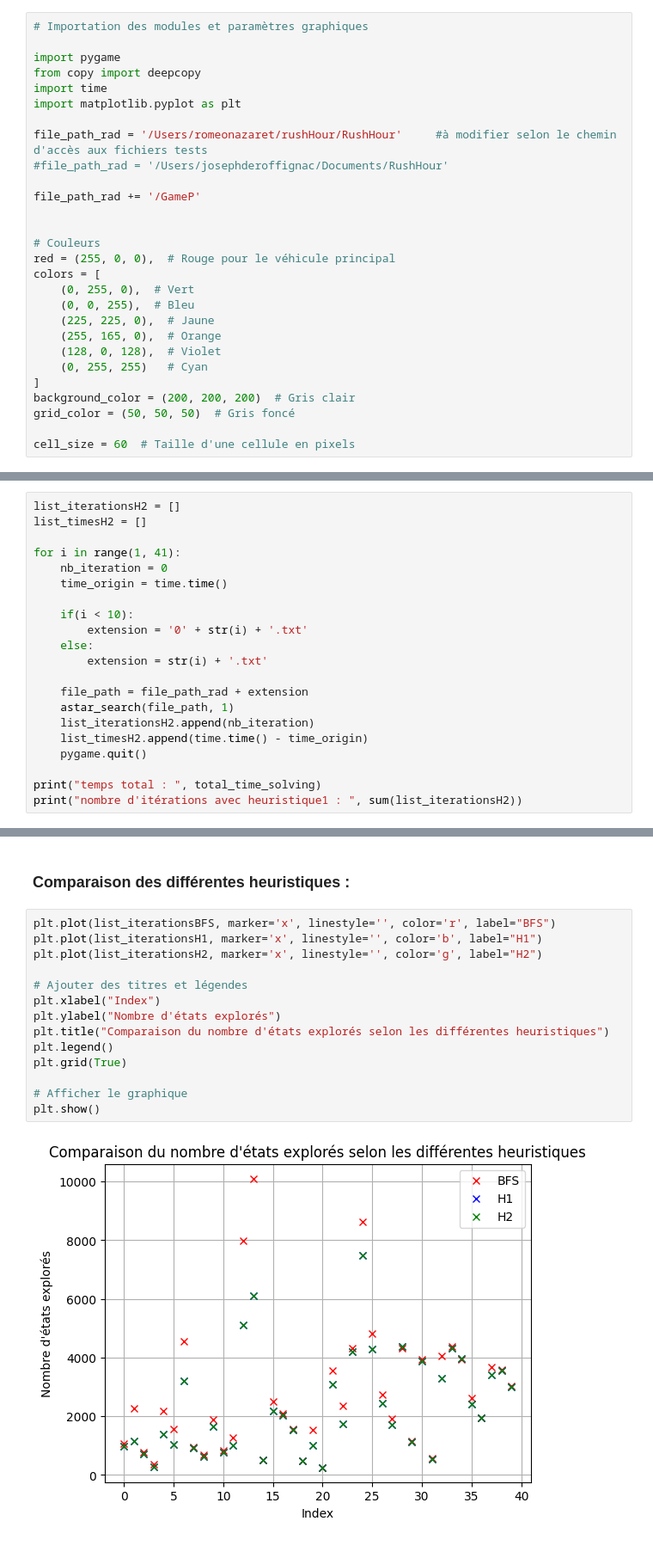
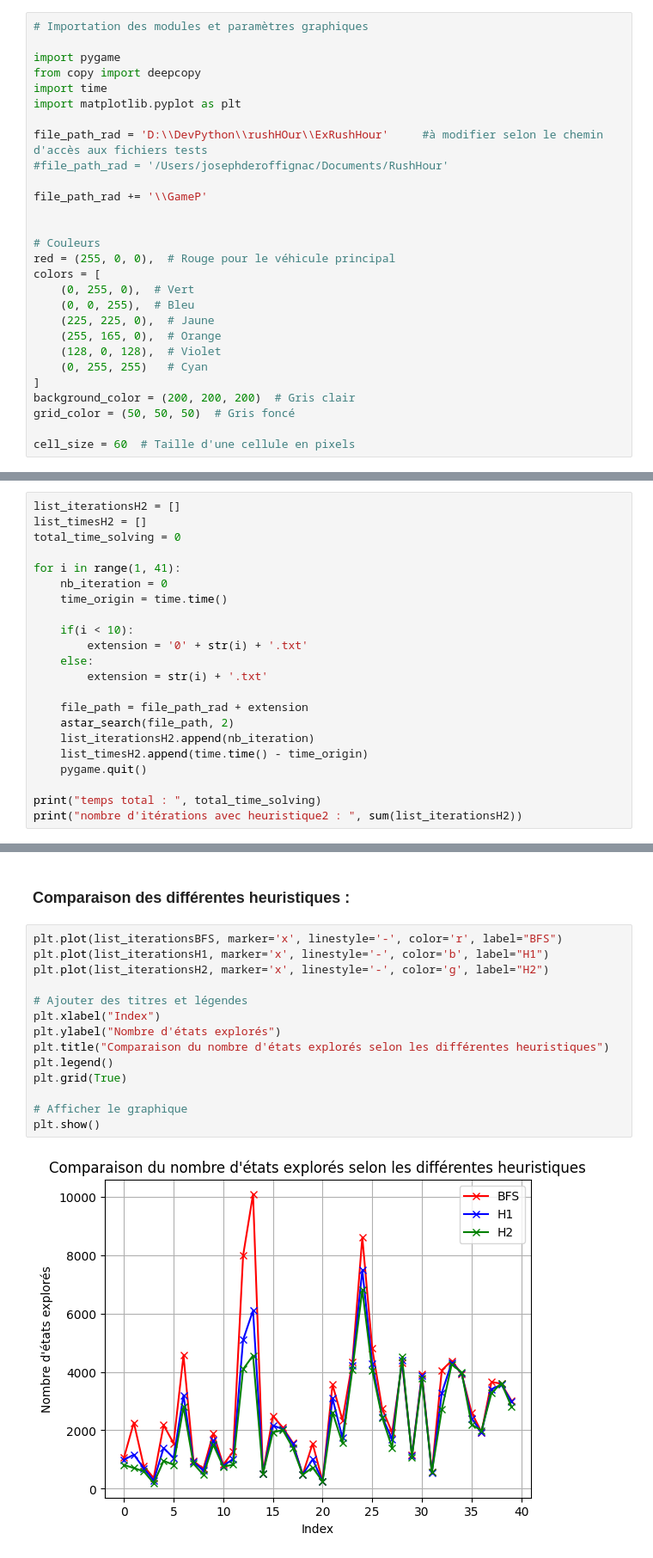
Before and after one commit to romeodelyon69/RushHour, a Jupyter notebook: rushHour.ipynb, the cells around one changed output, grey strips where cells are left out. Shown: that part at 86% size. Drawn from its saved outputs; the diff is of its cells as text.

```diff
--- a/rushHour.ipynb
+++ b/rushHour.ipynb
@@ -10,10 +10,10 @@ from copy import deepcopy
 import time
 import matplotlib.pyplot as plt
 
-file_path_rad = '/Users/romeonazaret/rushHour/RushHour'     #à modifier selon le chemin d'accès aux fichiers tests
+file_path_rad = 'D:\\DevPython\\rushHOur\\ExRushHour'     #à modifier selon le chemin d'accès aux fichiers tests
 #file_path_rad = '/Users/josephderoffignac/Documents/RushHour'
 
-file_path_rad += '/GameP'
+file_path_rad += '\\GameP'
 
 
 # Couleurs
@@ -765,6 +765,7 @@ RushHourGame.heuristique2 = heuristique2
 # %%
 list_iterationsH2 = []
 list_timesH2 = []
+total_time_solving = 0
 
 for i in range(1, 41):
     nb_iteration = 0
@@ -776,13 +777,13 @@ for i in range(1, 41):
         extension = str(i) + '.txt'
 
     file_path = file_path_rad + extension
-    astar_search(file_path, 1)
+    astar_search(file_path, 2)
     list_iterationsH2.append(nb_iteration)
     list_timesH2.append(time.time() - time_origin)
     pygame.quit()
 
 print("temps total : ", total_time_solving)
-print("nombre d'itérations avec heuristique1 : ", sum(list_iterationsH2))
+print("nombre d'itérations avec heuristique2 : ", sum(list_iterationsH2))
 # %% [output]
 A solution has been found
 A solution has been found
@@ -838,21 +839,21 @@ plt.show()
 # %% [markdown]
 ### Comparaison des différentes heuristiques :
 # %%
-plt.plot(list_iterationsBFS, marker='x', linestyle='', color='r', label="BFS")
-plt.plot(list_iterationsH1, marker='x', linestyle='', color='b', label="H1")
-plt.plot(list_iterationsH2, marker='x', linestyle='', color='g', label="H2")
+plt.plot(list_iterationsBFS, marker='x', linestyle='-', color='r', label="BFS")
+plt.plot(list_iterationsH1, marker='x', linestyle='-', color='b', label="H1")
+plt.plot(list_iterationsH2, marker='x', linestyle='-', color='g', label="H2")
 
 # Ajouter des titres et légendes
 plt.xlabel("Index")
 plt.ylabel("Nombre d'états explorés")
 plt.title("Comparaison du nombre d'états explorés selon les différentes heuristiques")
 plt.legend()
 plt.grid(True)
 
 # Afficher le graphique
 plt.show()
 # %% [output]
-[figure, old version]
+[figure, new version]
 # %% [markdown]
 Nous voyons que l'utilisation de l'heuristique nous a permis de diminuer sensiblement le nombre d'itération de notre algorithme de recherche. Le gain est notable mais reste tout de même modéré. Cela à évidemment à voir avec la qualité de l'heuristique et du set de donnée choisi. En effet, si l'on regarde les séquences optimales déterminées par notre algorithme, on observe très souvent qu'il est nécessaire pour la voiture rouge de reculer, de s'enfermer même avec d'autre voiture pour pouvoir ressortir plus rapidement plus tard, comportement qui est évidemment pénalisé par notre heuristique. Cela vient du fait que dans l'idée, l'heuristique proposée "regarde avec un coup d'avance" ce qui pourrait se passer sans savoir s'il est réellement possible de faire sortir les voitures qui bloquent. Ainsi nous allons maintenant implémenter une seconde heuristique qui pénalisera les voitures empêchant la voiture rouge de sortir d'autant plus si ces voitures sont bloquées elles aussi. En utilisant heuristique2 à la place d'heuristique les résultats sont légérement meilleures comme le montre le graphique (la croix verte étant toujours la plus basse).
 # %% [markdown]
```
Also changed, not shown: parts of 7 cells of this notebook.
